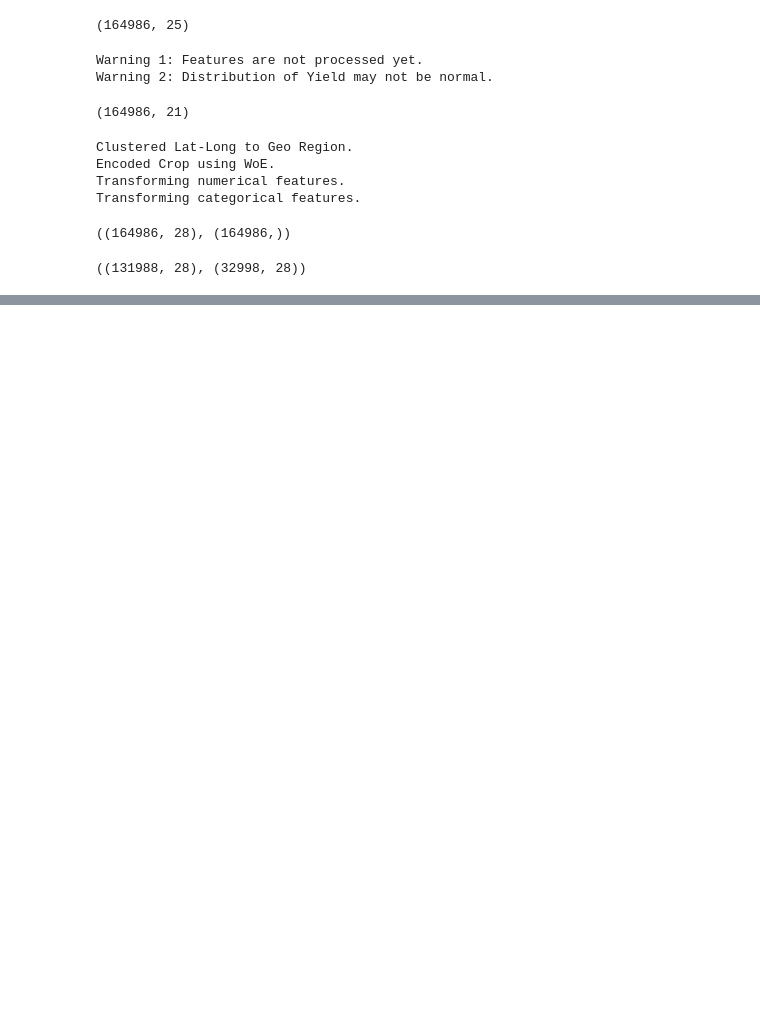
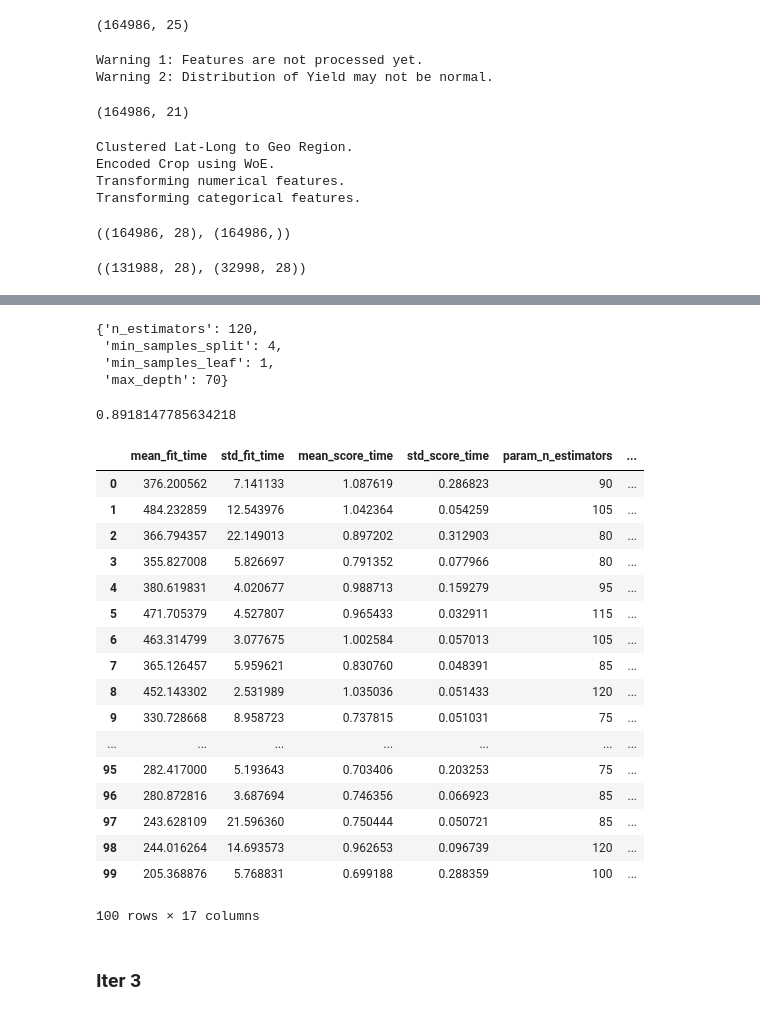
Before and after one commit to animeshmathur/crop-yield-prediction, a Jupyter notebook: Modeling/Random_Forest_Regressor.ipynb, the cells around one changed output, grey strips where cells are left out. Cells and saved outputs as stored; diff of their text form; code cells hidden in the pictures; blank space fills up the shorter version.

```diff
--- a/Modeling/Random_Forest_Regressor.ipynb
+++ b/Modeling/Random_Forest_Regressor.ipynb
@@ -62,0 +159,17 @@ reg.score(X_val, y_val)
+# %%
+param_space_2 = {
+    "n_estimators": np.arange(75, 125, 5),
+    "max_depth": [30, 40, 50, 60, 70],
+    "min_samples_split": [2, 3, 4],
+    "min_samples_leaf": [1, 2, 3]
+}
+
+random_search_2 = RandomizedSearchCV(
+    estimator=RandomForestRegressor(),
+    param_distributions=param_space_2,
+    cv=5,
+    n_iter=100,
+    verbose=2)
+
+with joblib.parallel_backend('dask'):
+    random_search_2.fit(X_train, y_train)
@@ -62,0 +199,34 @@ reg.score(X_val, y_val)
+# %%
+random_search_2.best_params_
+# %% [output]
+{'n_estimators': 120,
+ 'min_samples_split': 4,
+ 'min_samples_leaf': 1,
+ 'max_depth': 70}
+# %%
+random_search_2.best_score_
+# %% [output]
+0.8918147785634218
+# %%
+pd.DataFrame(random_search_2.cv_results_)
+# %% [output]
+|  | mean_fit_time | std_fit_time | mean_score_time | std_score_time | param_n_estimators | ... |
+| 0 | 376.200562 | 7.141133 | 1.087619 | 0.286823 | 90 | ... |
+| 1 | 484.232859 | 12.543976 | 1.042364 | 0.054259 | 105 | ... |
+| 2 | 366.794357 | 22.149013 | 0.897202 | 0.312903 | 80 | ... |
+| 3 | 355.827008 | 5.826697 | 0.791352 | 0.077966 | 80 | ... |
+| 4 | 380.619831 | 4.020677 | 0.988713 | 0.159279 | 95 | ... |
+| 5 | 471.705379 | 4.527807 | 0.965433 | 0.032911 | 115 | ... |
+| 6 | 463.314799 | 3.077675 | 1.002584 | 0.057013 | 105 | ... |
+| 7 | 365.126457 | 5.959621 | 0.830760 | 0.048391 | 85 | ... |
+| 8 | 452.143302 | 2.531989 | 1.035036 | 0.051433 | 120 | ... |
+| 9 | 330.728668 | 8.958723 | 0.737815 | 0.051031 | 75 | ... |
+| ... | ... | ... | ... | ... | ... | ... |
+| 95 | 282.417000 | 5.193643 | 0.703406 | 0.203253 | 75 | ... |
+| 96 | 280.872816 | 3.687694 | 0.746356 | 0.066923 | 85 | ... |
+| 97 | 243.628109 | 21.596360 | 0.750444 | 0.050721 | 85 | ... |
+| 98 | 244.016264 | 14.693573 | 0.962653 | 0.096739 | 120 | ... |
+| 99 | 205.368876 | 5.768831 | 0.699188 | 0.288359 | 100 | ... |
+100 rows × 17 columns
+# %% [markdown]
+### Iter 3
```
Also changed, not shown: parts of 22 cells of this notebook, 4 other files.
